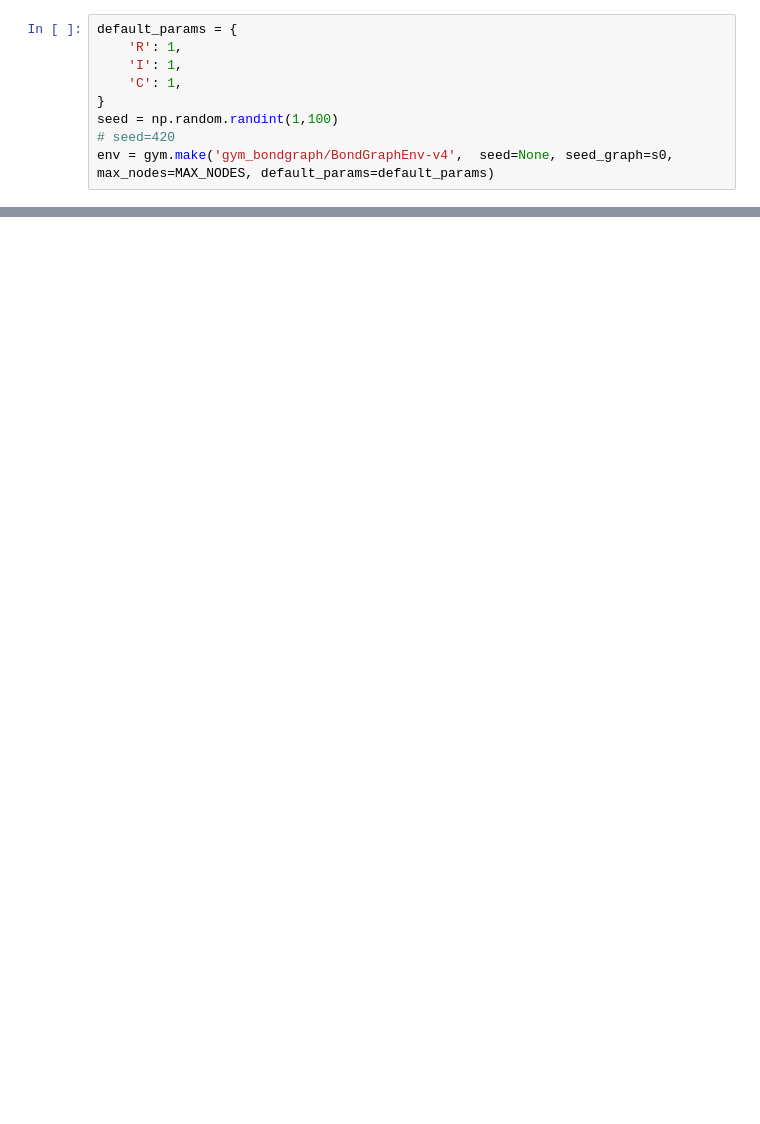
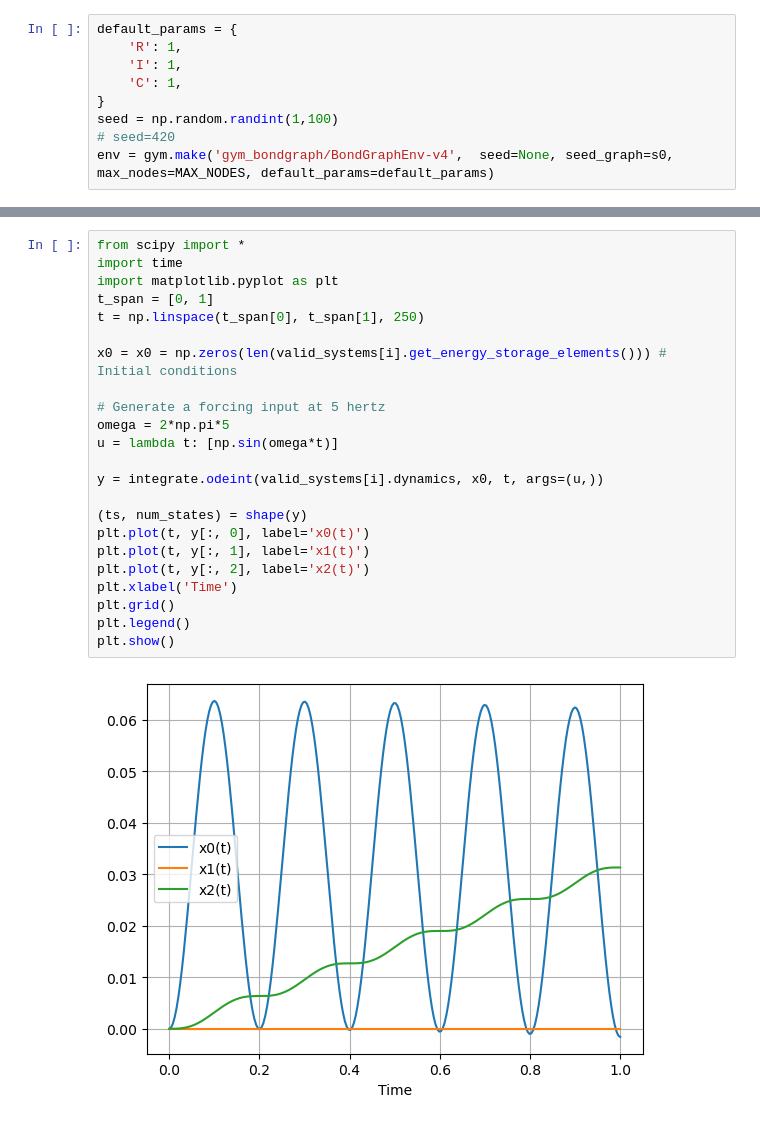
Before and after one commit to Astronauty/AiPEX-Projects, a Jupyter notebook: bond-graph-RL/gym_run.ipynb, the cells around one changed output, grey strips where cells are left out. Drawn from its saved outputs; the diff is of its cells as text; blank space fills up the shorter version.

```diff
--- a/bond-graph-RL/gym_run.ipynb
+++ b/bond-graph-RL/gym_run.ipynb
@@ -109,0 +136,25 @@ nx.draw_kamada_kawai(env.bond_graph.flow_causal_graph, labels=labels, with_label
+# %%
+from scipy import *
+import time
+import matplotlib.pyplot as plt
+t_span = [0, 1]
+t = np.linspace(t_span[0], t_span[1], 250)
+
+x0 = x0 = np.zeros(len(valid_systems[i].get_energy_storage_elements())) # Initial conditions
+
+# Generate a forcing input at 5 hertz
+omega = 2*np.pi*5
+u = lambda t: [np.sin(omega*t)]
+
+y = integrate.odeint(valid_systems[i].dynamics, x0, t, args=(u,))
+
+(ts, num_states) = shape(y)
+plt.plot(t, y[:, 0], label='x0(t)')
+plt.plot(t, y[:, 1], label='x1(t)')
+plt.plot(t, y[:, 2], label='x2(t)')
+plt.xlabel('Time')
+plt.grid()
+plt.legend()
+plt.show()
+# %% [output]
+[figure, added]
```
Also changed, not shown: parts of 7 cells of this notebook, 6 other files.
